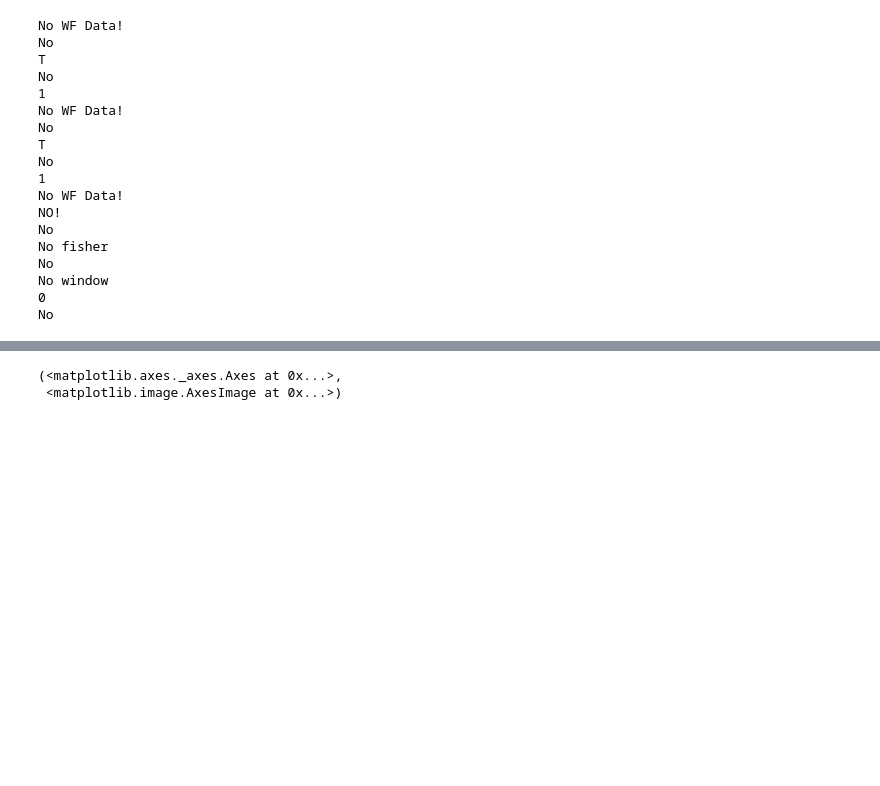
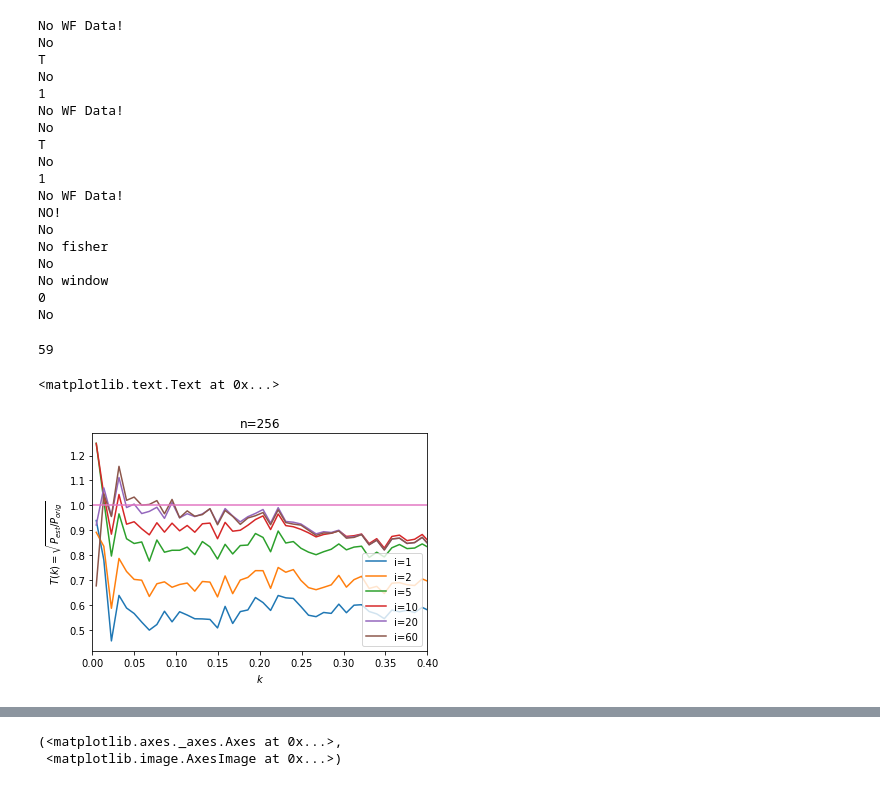
Before and after one commit to bhorowitz/weak_lensing, a Jupyter notebook: lin_mod.ipynb, the cells around one changed output, grey strips where cells are left out. Drawn from its saved outputs; the diff is of its cells as text; code cells hidden in the pictures; blank space fills up the shorter version.

```diff
--- a/lin_mod.ipynb
+++ b/lin_mod.ipynb
@@ -250,4 +250,32 @@ def coeffic_series(folder,data_actual,a = 1.44):
         p.append(transfer_array(i*a,data_actual))
      #   p.append(np.dot(data_actual,i*a)/norm)
     return p
+# %%
+data_actual = np.loadtxt("./build/test2/delta_ps.txt")
+transfers = coeffic_series("./build/test2/",data_actual,a=1.44685)
+kbins = np.loadtxt("./build/test2/k_bins.txt")
+
+plt.plot(kbins,transfers[0], label="i=1")
+plt.plot(kbins,transfers[1], label="i=2")
+
+plt.plot(kbins,transfers[4], label="i=5")
+plt.plot(kbins,transfers[9], label="i=10")
+#plt.plot(kbins,transfers[14], label="i=15")
+plt.plot(kbins,transfers[19], label="i=20")
+plt.plot(kbins,transfers[57], label="i=60")
+
+plt.legend(loc=4)
+
+
+plt.plot([0,2],[1,1])
+plt.xlim([0,0.4])
+
+plt.xlabel("$k$")
+plt.ylabel("$T(k)=\sqrt{P_{est}/P_{orig}}$")
+plt.title("n=256")
+#plt.savefig("./1024_transfer.pdf")
+# %% [output]
+59
+<matplotlib.text.Text at 0x...>
+[figure, added]
 # %%
```
Also changed, not shown: parts of 2 cells of this notebook, 3 other files.
